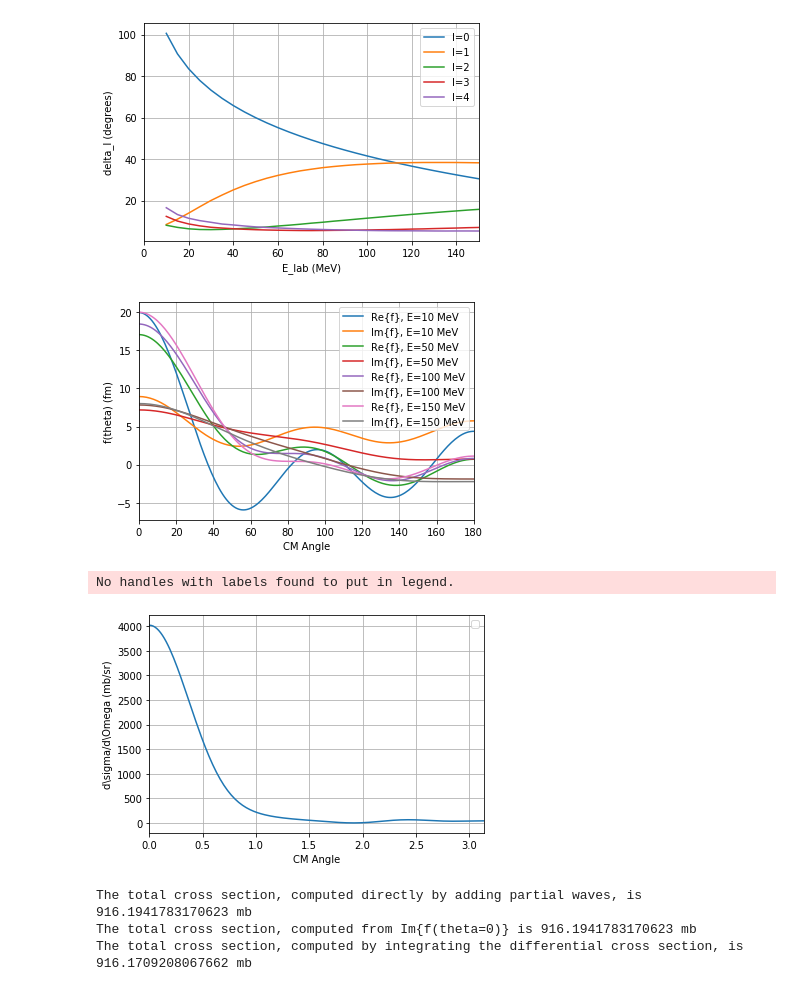
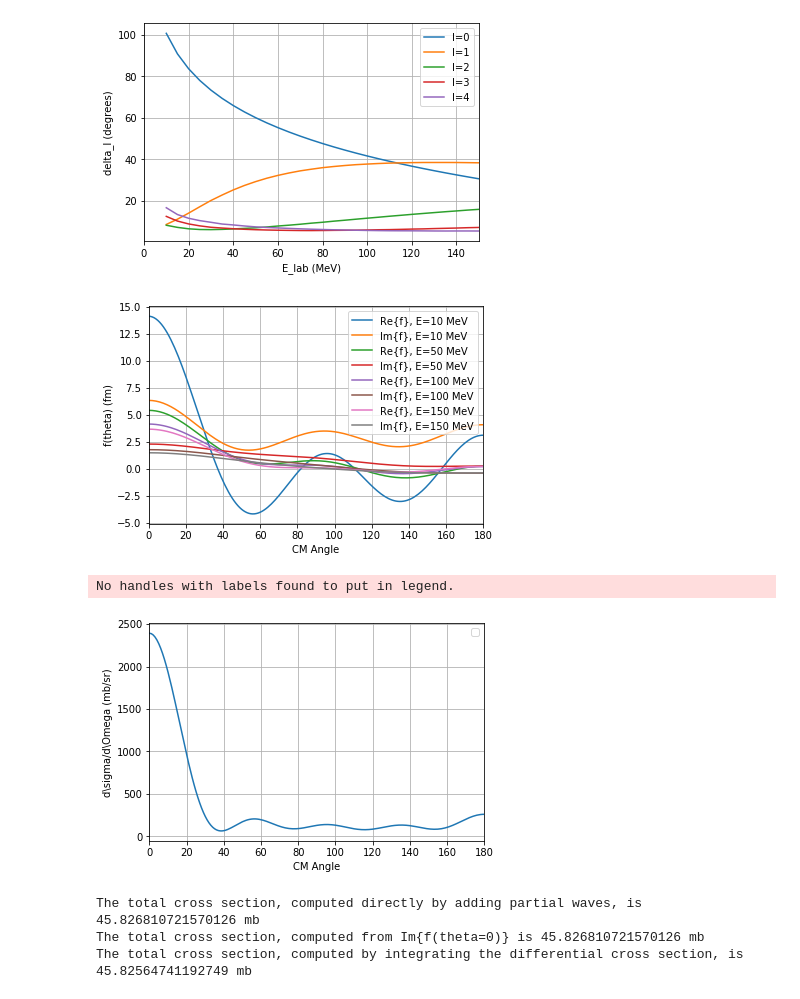
Before and after one commit to ChadUmmel/TALENT, a Jupyter notebook: numerov.ipynb, the cells around one changed output. Drawn from its saved outputs; the diff is of its cells as text; code cells hidden in the pictures.

```diff
--- a/numerov.ipynb
+++ b/numerov.ipynb
@@ -39,7 +39,7 @@ def potential(E,l,r0,h,nmax):
     ksq = 2*mu*(ECM - Veff)/(hbar**2)
     k = np.sqrt(ksq)
 
-    return(ECM,r,V,Veff,k,ksq)
+    return(r,ECM,V,Veff,k,ksq)
 # %%
 #Numerov method subroutine to compute the wavefunction
 def numerov(E,l):
@@ -57,7 +57,7 @@ def numerov(E,l):
 
     nmax = int(round((rmax-r0)/h)) #number of steps
 
-    (ECM,r,V,Veff,k,ksq) = potential(E,l,r0,h,nmax)
+    (r,ECM,V,Veff,k,ksq) = potential(E,l,r0,h,nmax)
 
     #Define u and set Boundary conditions
     u = [0]*(nmax+1)
@@ -69,13 +69,13 @@ def numerov(E,l):
     for i in range(2,nmax,1):
         u[i+1] = (2*(1-5/12*h**2*ksq[i])*u[i]-(1+1/12*h**2*ksq[i-1])*u[i-1])/(1+1/12*h**2*ksq[i+1])
 
-    return(r0,h,nmax,r,Veff,k,u)
+    return(r0,h,nmax,r,ECM,Veff,k,u)
 # %%
 #Compute the phase shift using Carl's pseudo-Wronskian method
 def phaseshift(E,l):
-    (r0,h,nmax,r,Veff,k,u)=numerov(E,l)
+    (r0,h,nmax,r,ECM,Veff,k,u)=numerov(E,l)
     deltal = np.arctan((u[-2]*k[-1]*r[-1]*sp.spherical_jn(l,k[-1]*r[-1])-u[-1]*k[-2]*r[-2]*sp.spherical_jn(l,k[-2]*r[-2]))/(u[-2]*k[-1]*r[-1]*sp.spherical_yn(l,k[-1]*r[-1])-u[-1]*k[-2]*r[-2]*sp.spherical_yn(l,k[-2]*r[-2])))
-    return(r,Veff,k,u,deltal)
+    return(r,ECM,Veff,k,u,deltal)
 # %%
 #Compute the angular distribution from the phaseshift
 #FRESCO indicates we're off by some constant factor in this subroutine
@@ -88,9 +88,9 @@ def amp(E,lmax):
     fimtot = np.zeros(len(theta))
     ang=[[]*len(theta)]*(lmax+1)
     cs_partial = 0
-    knorm = math.sqrt(2*mu*ECM)/hbar
     for l in range(0,lmax+1,1):
-        (r,Veff,k,u,deltal[l])=phaseshift(E,l)
+        (r,ECM,Veff,k,u,deltal[l])=phaseshift(E,l)
+        knorm = math.sqrt(2*mu*ECM)/hbar
         Pl=sp.legendre(l)
         fre[l]=1/knorm*(2*l+1)*math.cos(deltal[l])*math.sin(deltal[l])*Pl(np.cos(theta))
         fim[l]=1/knorm*(2*l+1)*(math.sin(deltal[l]))**2*Pl(np.cos(theta))
@@ -199,33 +199,33 @@ plt.xlabel("CM Angle")
 plt.ylabel("f(theta) (fm)")
 plt.legend();
 # %% [output]
-[figure, old version]
+[figure, new version]
 # %%
 #Debugging cell to check angular distribution plot
-E=100.1
+E=10.0
 lmax=4
 (theta,fre,fim,ang,cs_partial,cs_im)=amp(E,lmax)
-plt.plot(theta,ang)
+plt.plot(theta/math.pi*180,ang)
 plt.grid()
-plt.xlim(0,math.pi)
+plt.xlim(0,180)
 plt.xlabel("CM Angle")
 plt.ylabel("d\sigma/d\Omega (mb/sr)")
 plt.legend();
 # %% [output]
 No handles with labels found to put in legend.
-[figure, old version]
+[figure, new version]
 # %%
 #Debugging cell to check total integrated cross section in mb
-E=100.1
+E=100.0
 lmax=0
 (cs_partial,cs_im,cs_int)=cstot(E,lmax)
 print("The total cross section, computed directly by adding partial waves, is %s mb" %cs_partial)
 print("The total cross section, computed from Im{f(theta=0)} is %s mb" %cs_im)
 print("The total cross section, computed by integrating the differential cross section, is %s mb" %cs_int)
 # %% [output]
-The total cross section, computed directly by adding partial waves, is 916.1941783170623 mb
-The total cross section, computed from Im{f(theta=0)} is 916.1941783170623 mb
-The total cross section, computed by integrating the differential cross section, is 916.1709208067662 mb
+The total cross section, computed directly by adding partial waves, is 45.826810721570126 mb
+The total cross section, computed from Im{f(theta=0)} is 45.826810721570126 mb
+The total cross section, computed by integrating the differential cross section, is 45.82564741192749 mb
 # %%
 #Plot the total cross section vs. energy
 lmax=7 #Note that convergence is not observed for lmax<7
```
Also changed, not shown: parts of 5 cells of this notebook.
